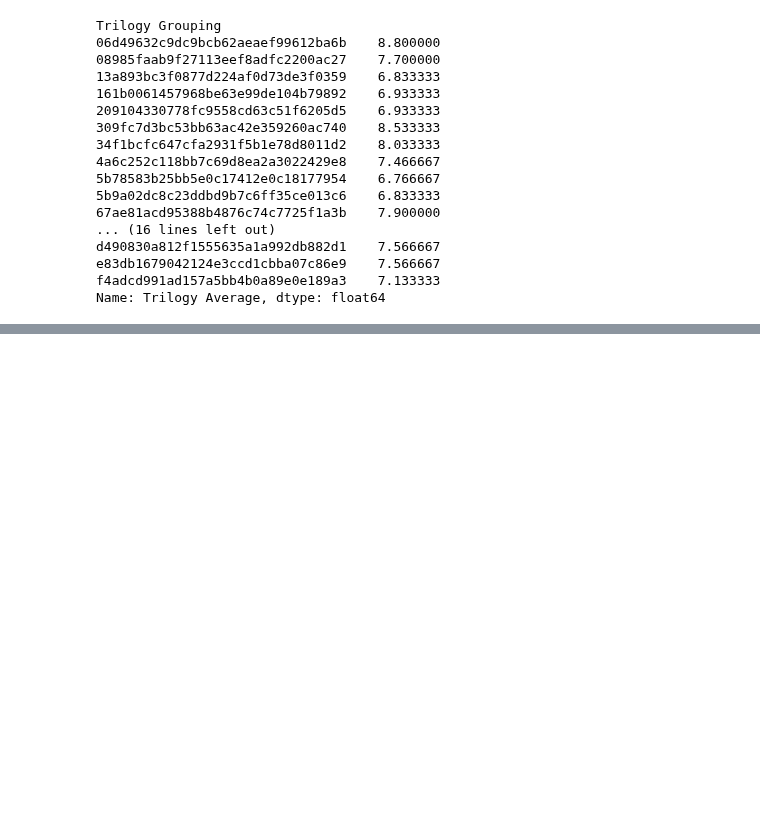
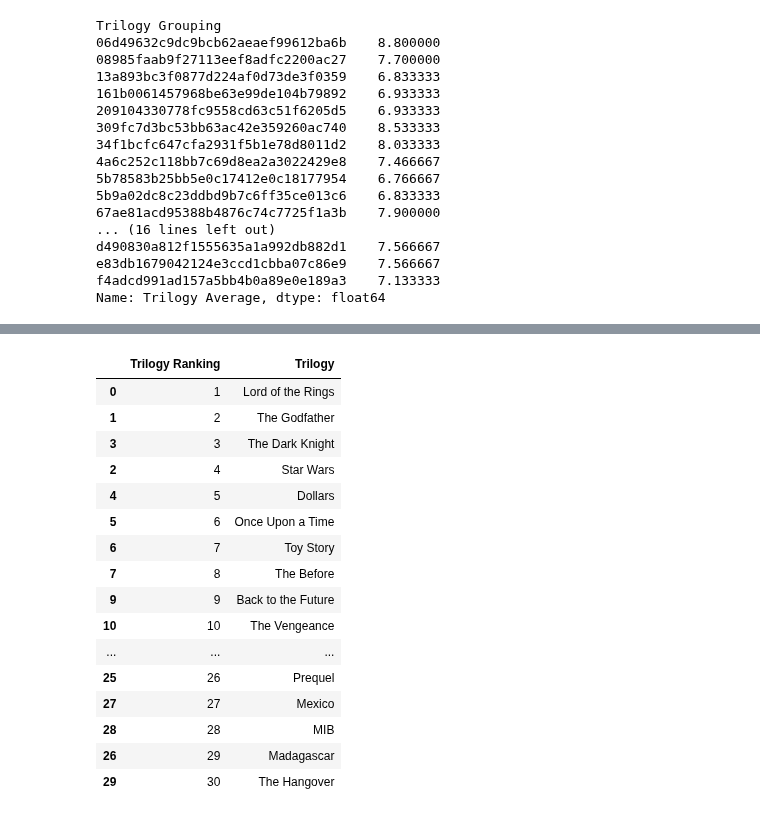
Before and after one commit to hyunjun33/Data_preprocessing, a Jupyter notebook: Preppin' Data 2021 Week 38 Challenge.ipynb, the cells around one changed output, grey strips where cells are left out. Saved outputs shown, nothing was run; the diff lists cells and outputs as text; code cells hidden in the pictures; blank space fills up the shorter version.

```diff
--- a/Preppin' Data 2021 Week 38 Challenge.ipynb
+++ b/Preppin' Data 2021 Week 38 Challenge.ipynb
@@ -127,0 +150,4 @@ films.head()
+# %%
+top_30["Trilogy"] = top_30["Trilogy"].str.split("trilo").apply(pd.Series)[0]
+top_30["Trilogy"] = top_30["Trilogy"].str.strip()
+top_30["Trilogy"]
@@ -127,0 +172,20 @@ films.head()
+# %%
+top_30
+# %% [output]
+|  | Trilogy Ranking | Trilogy |
+| 0 | 1 | Lord of the Rings |
+| 1 | 2 | The Godfather |
+| 3 | 3 | The Dark Knight |
+| 2 | 4 | Star Wars |
+| 4 | 5 | Dollars |
+| 5 | 6 | Once Upon a Time |
+| 6 | 7 | Toy Story |
+| 7 | 8 | The Before |
+| 9 | 9 | Back to the Future |
+| 10 | 10 | The Vengeance |
+| ... | ... | ... |
+| 25 | 26 | Prequel |
+| 27 | 27 | Mexico |
+| 28 | 28 | MIB |
+| 26 | 29 | Madagascar |
+| 29 | 30 | The Hangover |
```
Also changed, not shown: parts of 6 cells of this notebook.
